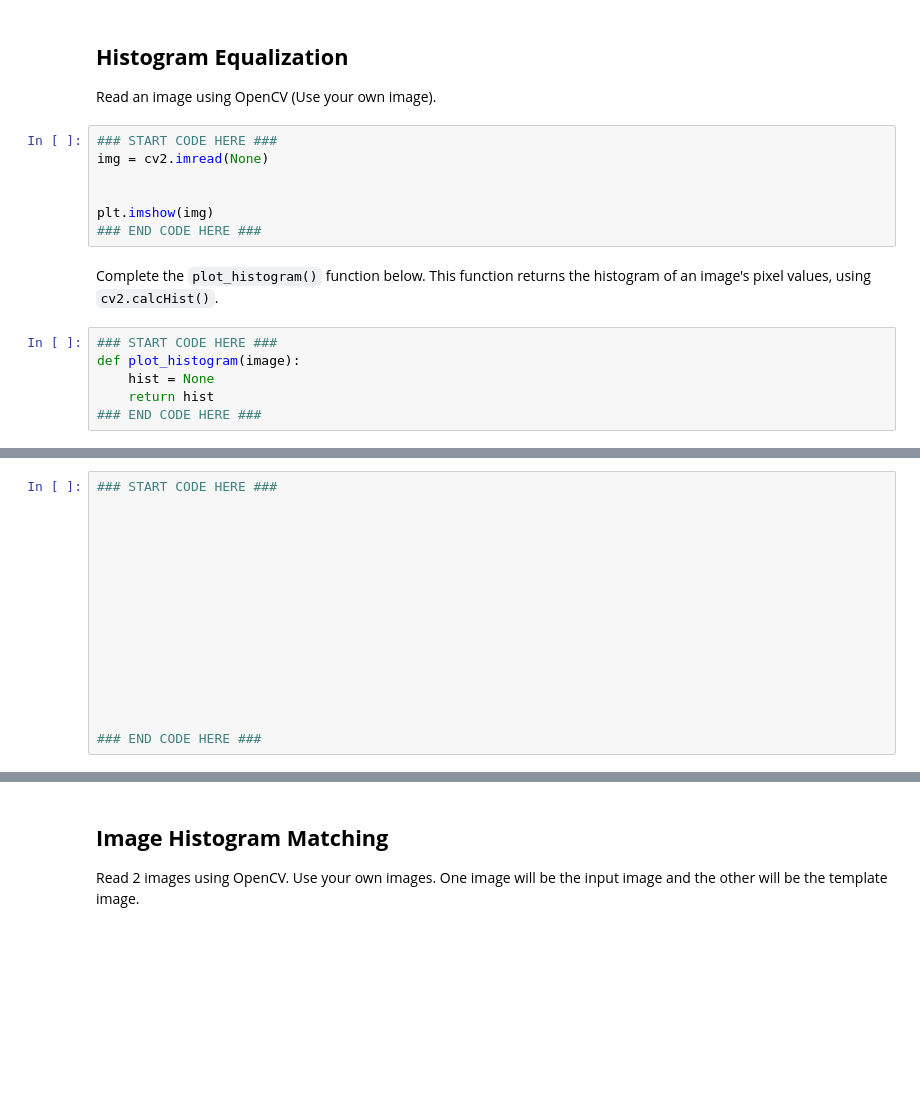
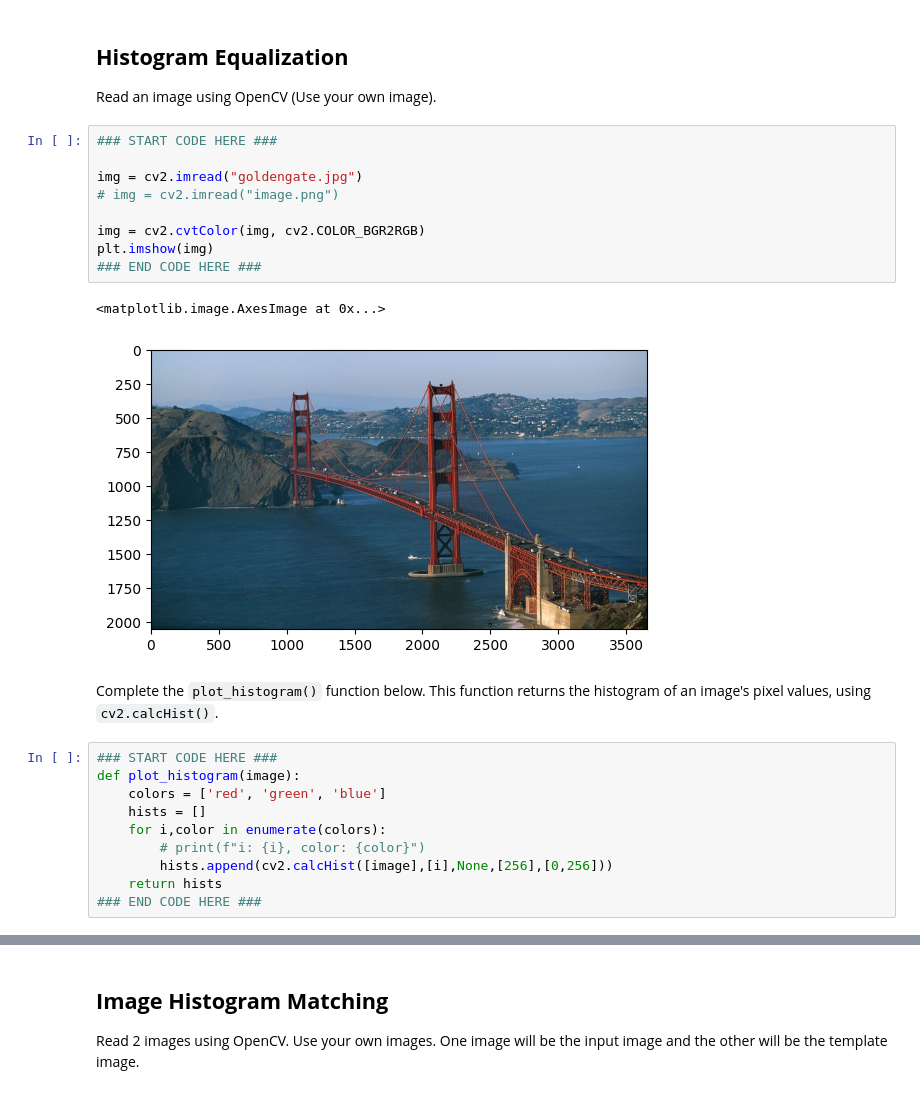
Before and after one commit to Digital-Image-Processing-Laboratory/image_processing-2024, a Jupyter notebook: Lab2_Image-Enhancement/Lab2_2_Image-Enhancement-with-Statistical-Operation.ipynb, the cells around one changed output, grey strips where cells are left out. Saved outputs shown, nothing was run; the diff lists cells and outputs as text; blank space fills up the shorter version.

```diff
--- a/Lab2_Image-Enhancement/Lab2_2_Image-Enhancement-with-Statistical-Operation.ipynb
+++ b/Lab2_Image-Enhancement/Lab2_2_Image-Enhancement-with-Statistical-Operation.ipynb
@@ -12,18 +12,27 @@ from mpl_toolkits.axes_grid1 import ImageGrid
 Read an image using OpenCV (Use your own image).
 # %%
 ### START CODE HERE ###
-img = cv2.imread(None)
 
+img = cv2.imread("goldengate.jpg")
+# img = cv2.imread("image.png")
 
+img = cv2.cvtColor(img, cv2.COLOR_BGR2RGB)
 plt.imshow(img)
 ### END CODE HERE ###
+# %% [output]
+<matplotlib.image.AxesImage at 0x...>
+[figure, added]
 # %% [markdown]
 Complete the `plot_histogram()` function below. This function returns the histogram of an image's pixel values, using `cv2.calcHist()`.
 # %%
 ### START CODE HERE ###
 def plot_histogram(image):
-    hist = None
-    return hist
+    colors = ['red', 'green', 'blue']
+    hists = []
+    for i,color in enumerate(colors):
+        # print(f"i: {i}, color: {color}")
+        hists.append(cv2.calcHist([image],[i],None,[256],[0,256]))
+    return hists
 ### END CODE HERE ###
 # %% [markdown]
 Display the output like the reference image below using subplot, where the first plot is the image and the second plot is the histogram of each channel.
@@ -40,19 +49,3 @@ Display the output like the reference image below using subplot, where the first
 
 ![image-2.png](https://github.com/Digital-Image-Processing-Laboratory/image_processing-2024/blob/master/Lab2_Image-Enhancement/assets/2-1.png?raw=true)
 </details>
-# %%
-### START CODE HERE ###
-
-
-
-
-
-
-
-
-
-
-
-
-
-### END CODE HERE ###
```
Also changed, not shown: parts of 9 cells of this notebook, 2 other files.
